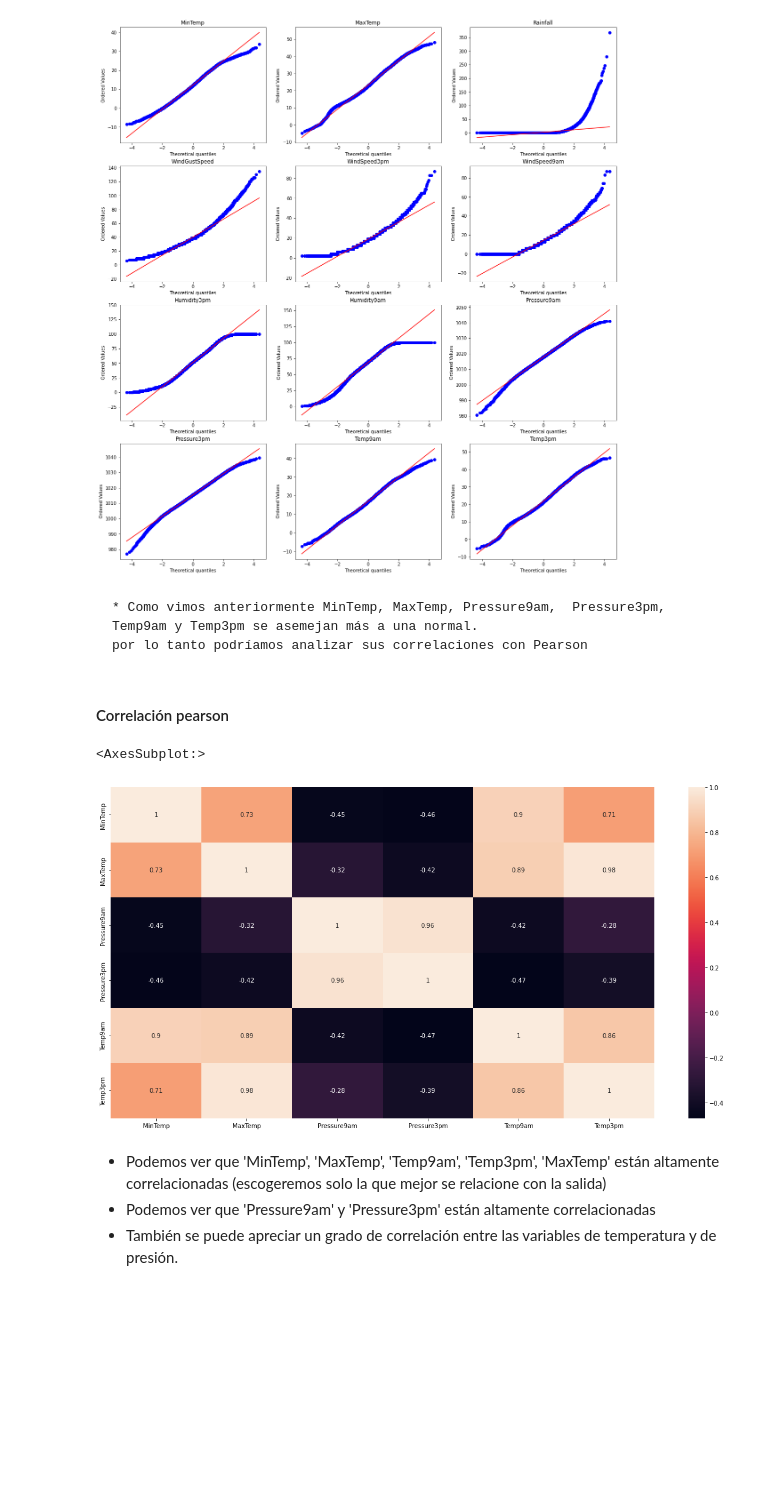
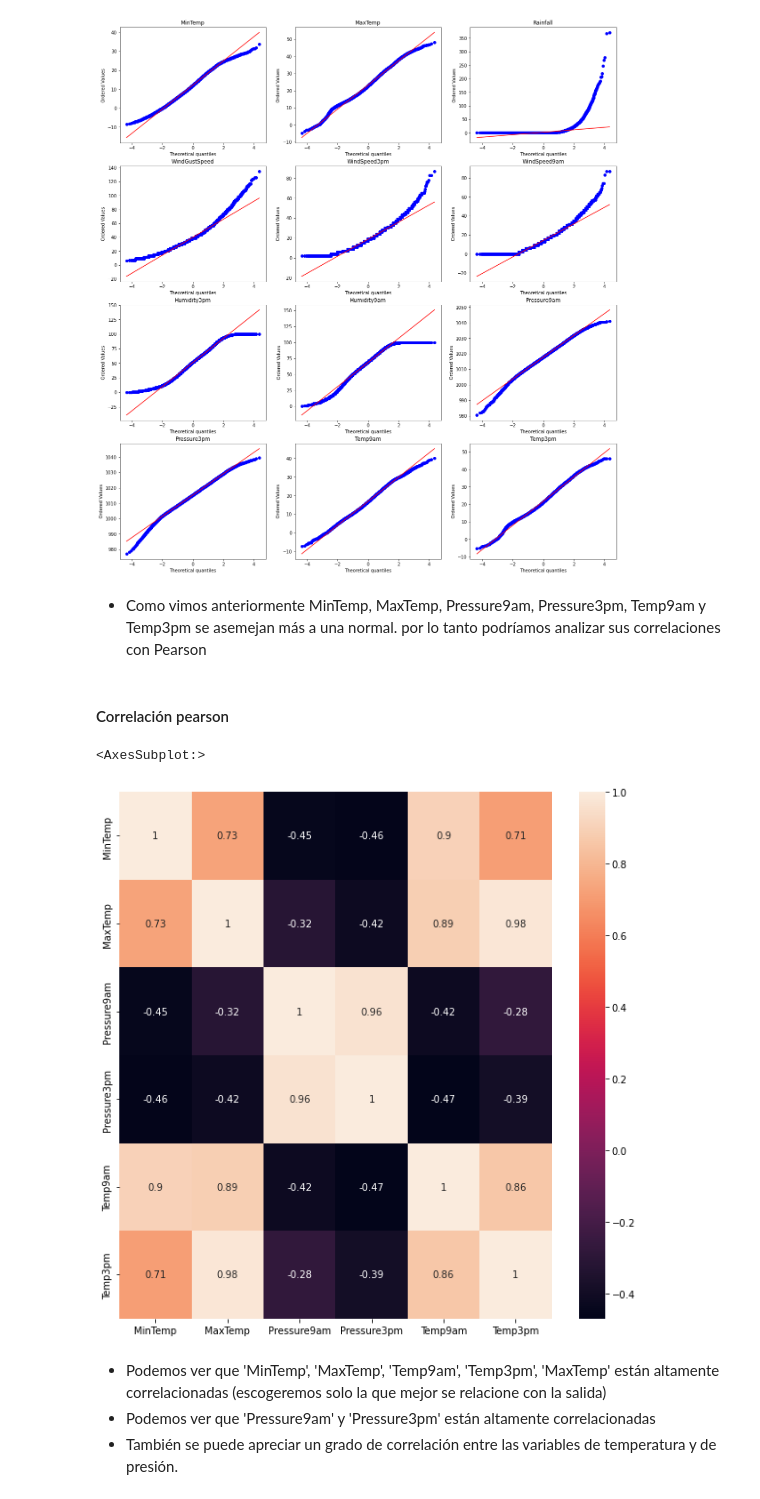
Before and after one commit to freddy120/ad_ceia, a Jupyter notebook: notebooks/tpintegrador/TP Integrador Análisis de datos.ipynb, the cells around one changed output. Drawn from its saved outputs; the diff is of its cells as text; code cells hidden in the pictures; blank space fills up the shorter version.

```diff
--- a/notebooks/tpintegrador/TP Integrador Análisis de datos.ipynb
+++ b/notebooks/tpintegrador/TP Integrador Análisis de datos.ipynb
@@ -529,13 +505,17 @@ Pressure3pm mediana:  1015.2
 train_df['Pressure9am_median'] = train_df['Pressure9am'].fillna(median_Pressure9am)
 train_df['Pressure3pm_median'] = train_df['Pressure3pm'].fillna(median_Pressure3pm)
 # %%
-
-knn_df = train_df[['MinTemp', 'MaxTemp', 'Rainfall', 'WindSpeed9am', 'WindSpeed3pm', 'Humidity3pm', 'Humidity3pm', 'Pressure3pm', 'Pressure9am', 'Temp3pm', 'Temp9am']]
+knn_df = train_df[['MinTemp', 'MaxTemp', 'Rainfall', 'WindSpeed9am', 'WindSpeed3pm', 'Humidity9am', 'Humidity3pm', 'Pressure3pm', 'Pressure9am', 'Temp3pm', 'Temp9am']]
 imputer = KNNImputer(n_neighbors=3)
-X_train_knn_imp = imputer.fit_transform(knn_df)
+knn_scaler = StandardScaler()
+x_knn_scaled = knn_scaler.fit_transform(knn_df)
+X_train_knn_imp = imputer.fit_transform(x_knn_scaled)
+# %%
+# transformada inversa
+X_train_knn_inv = knn_scaler.inverse_transform(X_train_knn_imp)
 # %%
-train_df.loc[:, 'Pressure3pm'] = X_train_knn_imp[:, 7]
-train_df.loc[:, 'Pressure9am'] = X_train_knn_imp[:, 8]
+train_df.loc[:, 'Pressure3pm'] = X_train_knn_inv[:, 7]
+train_df.loc[:, 'Pressure9am'] = X_train_knn_inv[:, 8]
 # %% [markdown]
 #### Codificación de variables categóricas
 # %% [markdown]
@@ -549,0 +528,5 @@ train_df.loc[:,'Date_year'] = train_df['Date'].apply(lambda  x: x.year)
+# %%
+# codificamos con una transformacion sin y cosine al número de dias
+train_df.loc[:,'Date_daysOfYear'] =  train_df['Date'].apply(lambda  x: x.day_of_year)
+train_df['Date_daysOfYear_sin'] = train_df['Date_daysOfYear'].apply(lambda  x: np.sin(x/365 *2*np.pi))
+train_df['Date_daysOfYear_cos'] = train_df['Date_daysOfYear'].apply(lambda  x: np.cos(x/365 *2*np.pi))
@@ -806,8 +827,8 @@ qqPlots(XY_train_df, numeric_c_columns)
 # %% [output]
 [figure]
 # %% [markdown]
-    * Como vimos anteriormente MinTemp, MaxTemp, Pressure9am,  Pressure3pm, Temp9am y Temp3pm se asemejan más a una normal.
-    por lo tanto podríamos analizar sus correlaciones con Pearson
+* Como vimos anteriormente MinTemp, MaxTemp, Pressure9am, Pressure3pm, Temp9am y Temp3pm se asemejan más a una normal.
+por lo tanto podríamos analizar sus correlaciones con Pearson
 # %% [markdown]
 #### Correlación pearson
 # %%
@@ -815,11 +836,11 @@ normal_columns = ['MinTemp', 'MaxTemp', 'Pressure9am', 'Pressure3pm', 'Temp9am',
 # %%
 # correlacion pearson
 correlation_matrix = XY_train_df[normal_columns].corr().round(2)
-fig,axes = plt.subplots(1,1,figsize=(20,10))
+fig,axes = plt.subplots(1,1,figsize=(10,10))
 sns.heatmap(data=correlation_matrix, annot=True,ax=axes)
 # %% [output]
 <AxesSubplot:>
-[figure, old version]
+[figure, new version]
 # %% [markdown]
 * Podemos ver que 'MinTemp', 'MaxTemp', 'Temp9am', 'Temp3pm', 'MaxTemp' están altamente correlacionadas (escogeremos solo la que mejor se relacione con la salida)
 * Podemos ver que 'Pressure9am' y 'Pressure3pm' están altamente correlacionadas
```
Also changed, not shown: parts of 135 cells of this notebook.
